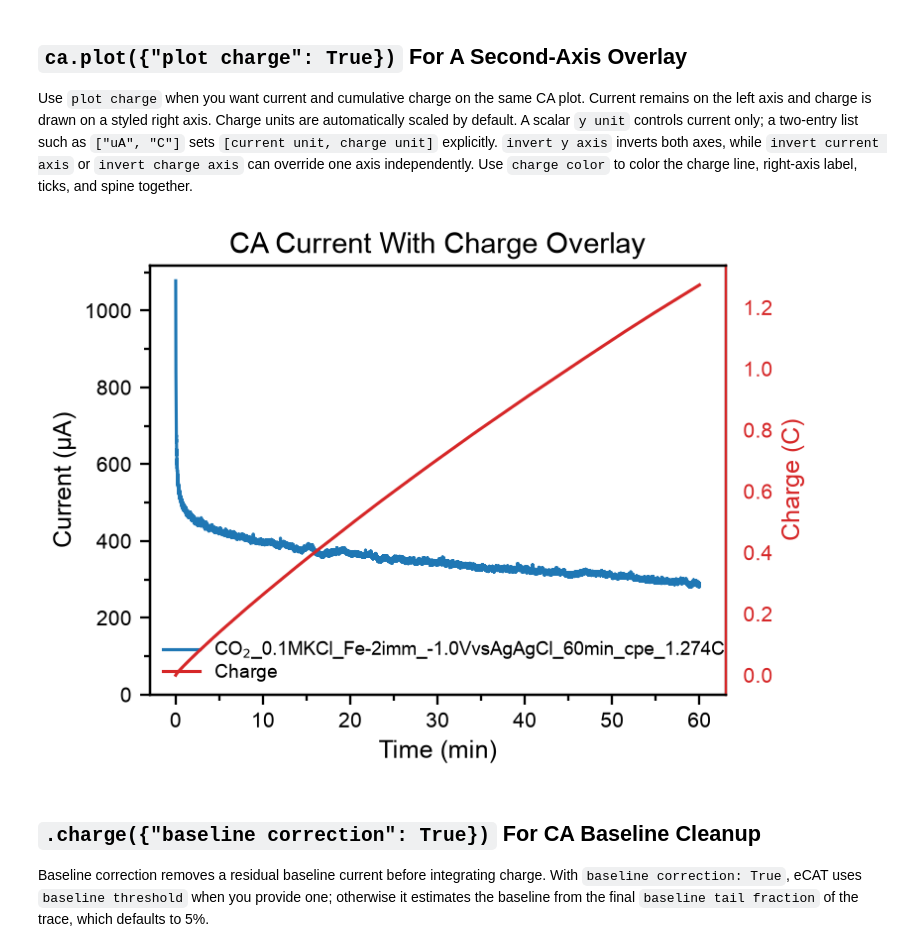
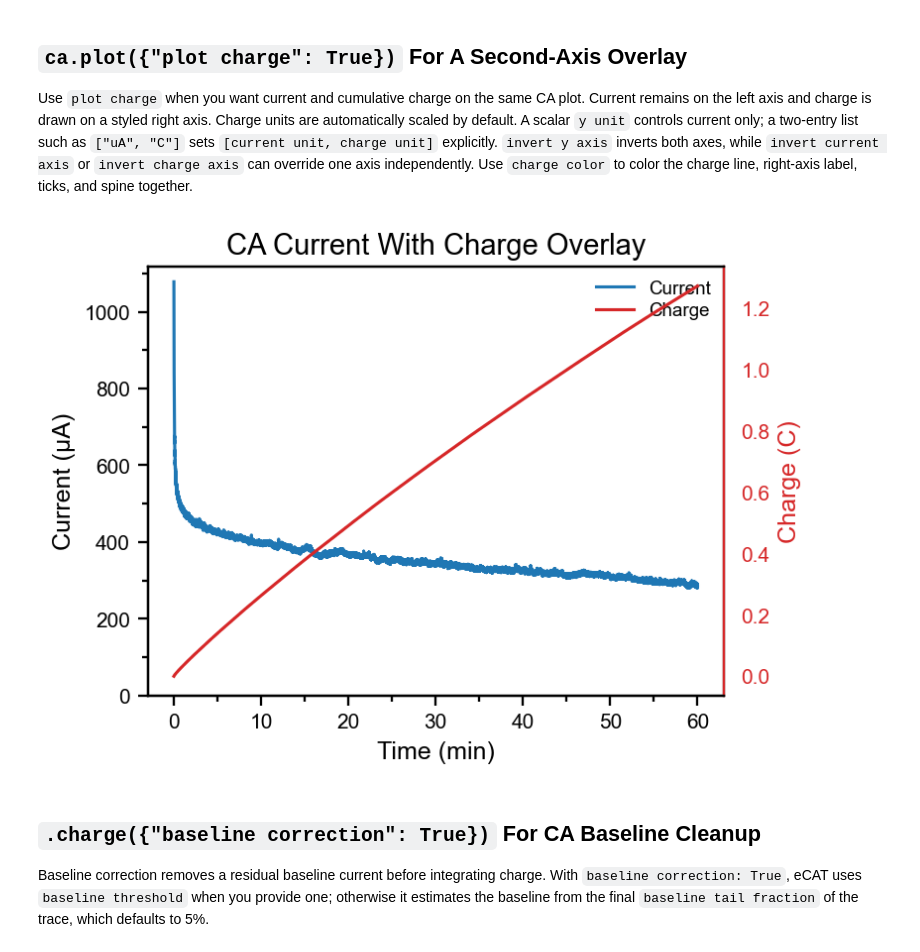
Before and after one commit to ljelissiry/eCAT, a Jupyter notebook: notebooks/06_ca_cp_basics.ipynb, the cells around one changed output. Cells and saved outputs as stored; diff of their text form; code cells hidden in the pictures.

```diff
--- a/notebooks/06_ca_cp_basics.ipynb
+++ b/notebooks/06_ca_cp_basics.ipynb
@@ -98,14 +98,15 @@ Use `plot charge` when you want current and cumulative charge on the same CA plo
 # %%
 ax = ca.plot({
     "plot charge": True,
+    "label": "Current",
     "y unit": ["uA", "C"],
     "color": "tab:blue",
     "charge color": "tab:red",
     "title": "CA Current With Charge Overlay",
 })
 # ax.figure.savefig(EXPORT_DIR / "ca_current_charge_overlay.png", dpi=300, bbox_inches="tight")
 # %% [output]
-[figure, old version]
+[figure, new version]
 # %% [markdown]
 ## `.charge({"baseline correction": True})` For CA Baseline Cleanup
 
```
Also changed, not shown: parts of 9 cells of this notebook, 20 other files.
